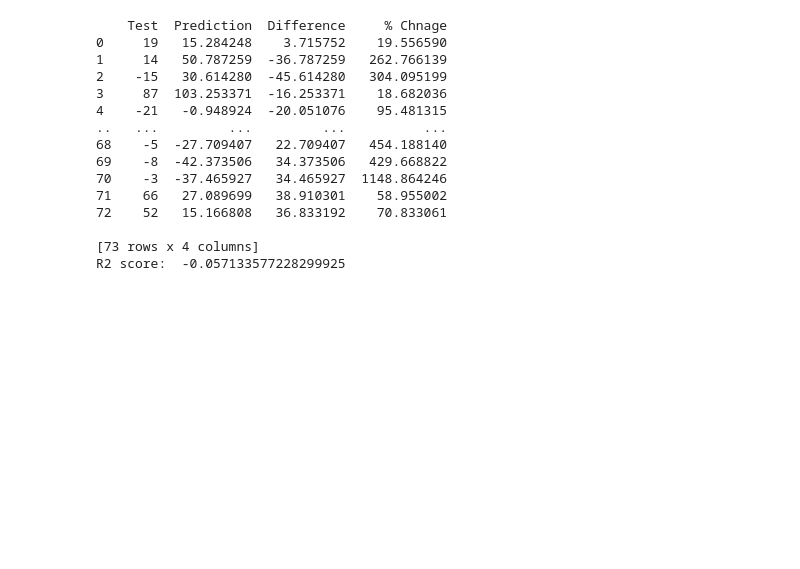
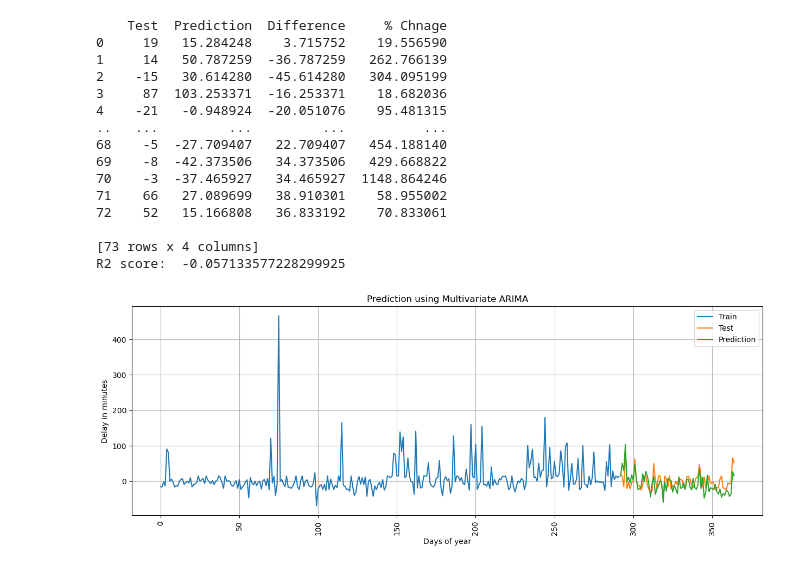
Before and after one commit to illuminatryX/TrainDelay, a Jupyter notebook: trial/multivariate ARIMA.ipynb, the cells around one changed output. Saved outputs shown, nothing was run; the diff lists cells and outputs as text; code cells hidden in the pictures; blank space fills up the shorter version.

Commit message:
updated Multivariate ARIMA

```diff
--- a/trial/multivariate ARIMA.ipynb
+++ b/trial/multivariate ARIMA.ipynb
@@ -288,3 +281,18 @@ print('R2 score: ',r2)
 
 [73 rows x 4 columns]
 R2 score:  -0.057133577228299925
+# %%
+plt.figure(figsize=(15,5))
+plt.grid()
+#plt.plot(data['Period'][:-10], train['GDP_GROWTH'], marker='o', label='Train')
+plt.plot(train_target, label = 'Train')
+plt.plot(test_target, label='Test')
+plt.plot(pred, label='Prediction')
+plt.legend()
+plt.xlabel("Days of year")
+plt.ylabel("Delay in minutes")
+plt.title("Prediction using Multivariate ARIMA")
+plt.xticks(rotation=90)
+plt.show()
+# %% [output]
+[figure, added]
```
Also changed, not shown: parts of 2 cells of this notebook.
